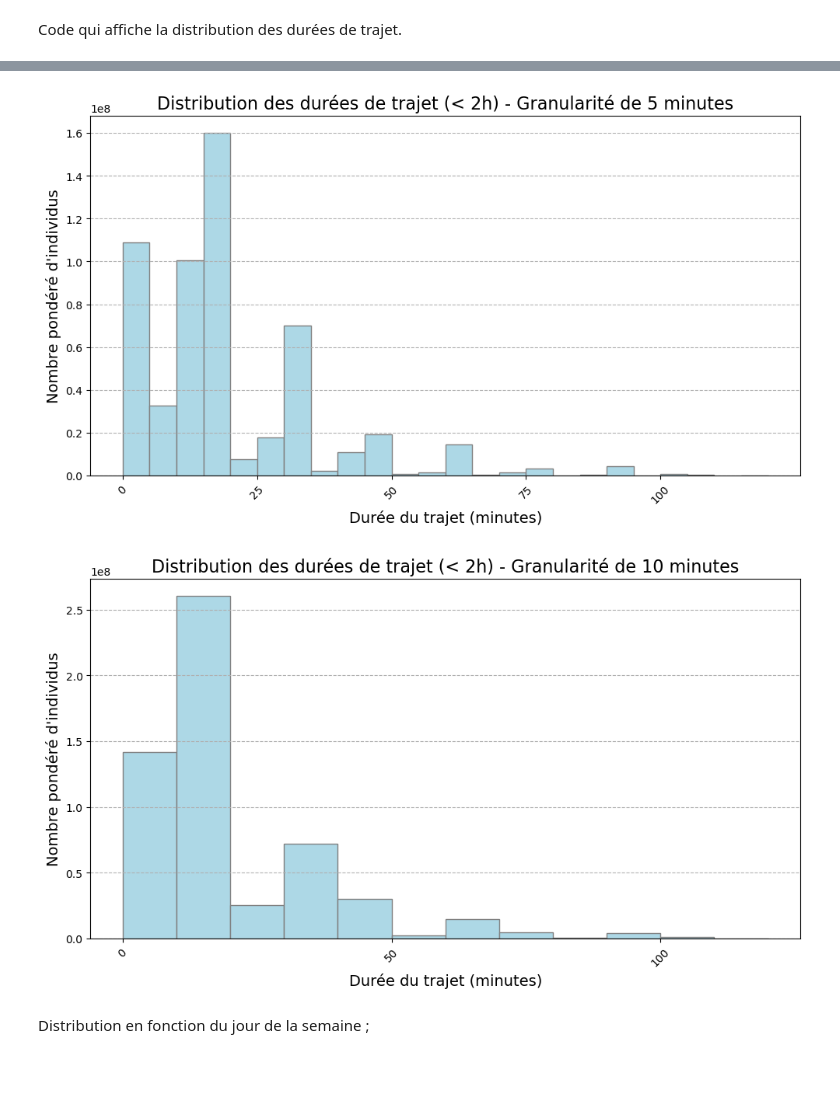
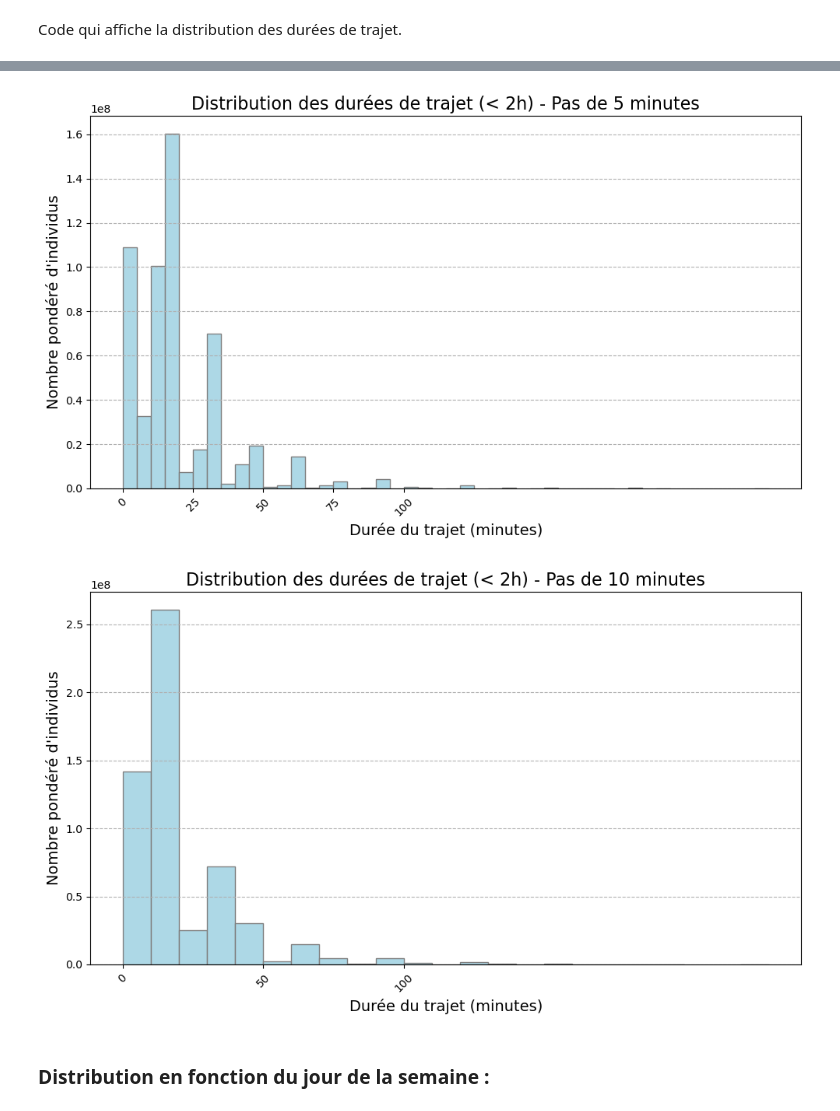
Before and after one commit to kilianguillon/Projet_statapp, a Jupyter notebook: duree_trajets.ipynb, the cells around one changed output, grey strips where cells are left out. Saved outputs shown, nothing was run; the diff lists cells and outputs as text; code cells hidden in the pictures; blank space fills up the shorter version.

```diff
--- a/duree_trajets.ipynb
+++ b/duree_trajets.ipynb
@@ -2,0 +50,4 @@ Code qui affiche la distribution des durées de trajet.
+# %%
+# Filtrage pour les trajets de moins de 4 heures
+data = data[data['DUREE_TRAJET'] < 4]
+data.shape
@@ -3,48 +68,32 @@ Code qui affiche la distribution des durées de trajet.
 # %%
-import pandas as pd
-import numpy as np
-import matplotlib.pyplot as plt
-
-# Chargement des données
-data = pd.read_csv('/home/onyxia/Projet_statapp/data/EMP_deplacements_Charme.csv', sep=';', encoding='ISO-8859-1')
-data['HEURE_DEPART'] = data['HEURE_DEPART'].str.replace(',', '.').astype(float)
-data['HEURE_ARRIVEE'] = data['HEURE_ARRIVEE'].str.replace(',', '.').astype(float)
-data['POND_JOUR'] = data['POND_JOUR'].str.replace(',', '.').astype(float)
-
-# Calcul de la durée des trajets et ajustement pour les valeurs négatives
-data['DUREE_TRAJET'] = data['HEURE_ARRIVEE'] - data['HEURE_DEPART']
-data['DUREE_TRAJET'] = data['DUREE_TRAJET'].apply(lambda x: x if x >= 0 else (23 + (59/60)) - data['HEURE_DEPART'])
-
-# Filtrage pour les trajets de moins de 2 heures
-data = data[data['DUREE_TRAJET'] < 2]
 
 # Fonction pour créer et afficher les graphiques
-def afficher_graphiques(data, granularites):
-    for granularity in granularites:
+def afficher_graphiques(data, pas):
+    for granularity in pas:
         # Préparation des données pour le graphique
         df = data.copy()
         df['DUREE_MINUTES'] = (np.floor(df['DUREE_TRAJET'] * (60 / granularity)) * granularity).astype(int)
         grouped_data = df.groupby('DUREE_MINUTES')['POND_JOUR'].sum().reset_index()
 
         # Ajustement de la taille de la figure et création du graphique
         plt.figure(figsize=(10, 6))  # Taille ajustée pour éviter l'erreur de taille d'image
         plt.bar(grouped_data['DUREE_MINUTES'], grouped_data['POND_JOUR'], width=granularity, color='lightblue', edgecolor='grey', align='edge')
 
-        plt.title(f'Distribution des durées de trajet (< 2h) - Granularité de {granularity} minutes', fontsize=16)
+        plt.title(f'Distribution des durées de trajet (< 2h) - Pas de {granularity} minutes', fontsize=16)
         plt.xlabel('Durée du trajet (minutes)', fontsize=14)
         plt.ylabel('Nombre pondéré d\'individus', fontsize=14)
 
         # Simplification des étiquettes de l'axe des x pour éviter l'erreur de taille d'image
         plt.xticks(range(0, 120, granularity * 5), rotation=45)
 
         plt.grid(axis='y', linestyle='--')
         plt.tight_layout()  # Ajustement de la disposition
         plt.show()
 
-# Affichage des graphiques pour les granularités de 5 et 10 minutes
+# Affichage des graphiques pour les pas de 5 et 10 minutes
 afficher_graphiques(data, [5, 10])
 # %% [output]
-[figure, old version]
+[figure, new version]
-[figure, old version]
+[figure, new version]
 # %% [markdown]
-Distribution en fonction du jour de la semaine ;
+### Distribution en fonction du jour de la semaine :
```
Also changed, not shown: parts of 18 cells of this notebook, 2 other files.
